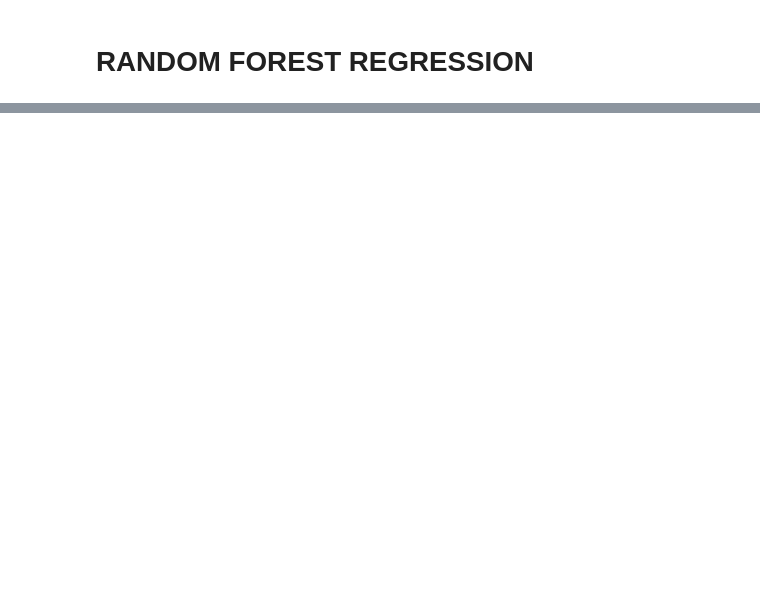
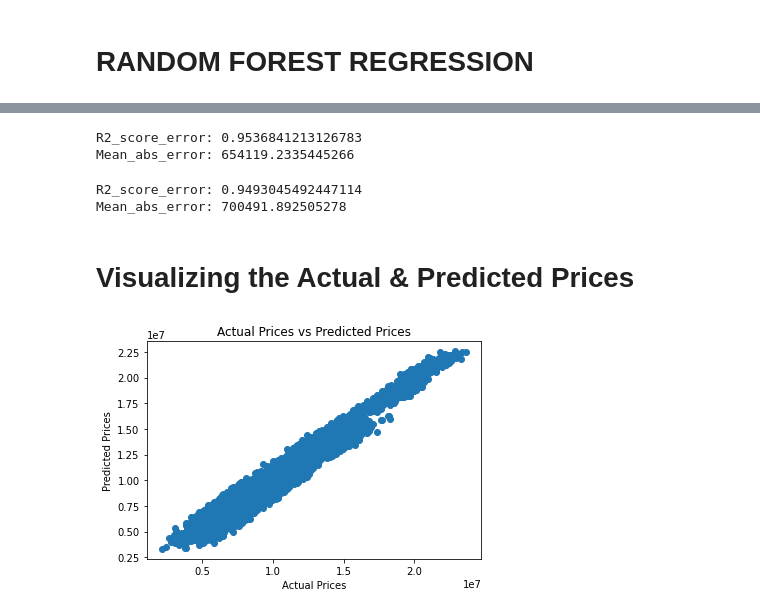
Before and after one commit to Vigneshwara3/CH-HPP, a Jupyter notebook: CH_House_Price_Prediction_Project.ipynb, the cells around one changed output, grey strips where cells are left out. Cells and saved outputs as stored; diff of their text form; code cells hidden in the pictures; blank space fills up the shorter version.

```diff
--- a/CH_House_Price_Prediction_Project.ipynb
+++ b/CH_House_Price_Prediction_Project.ipynb
@@ -410,7 +414,7 @@ data[['AREA','SALES_PRICE']].corr()
 | AREA | 1.000000 | 0.694194 |
 | SALES_PRICE | 0.694194 | 1.000000 |
 # %%
-x = data.iloc[:,[0,1,4,5,6,7,8,10,11,17,20,21,22]]
+x = data.iloc[:,[0,1,4,5,6,7,8,10,11,20,21,22]]
 y = data.iloc[:,[17]]
 # %%
 x.isnull().sum()
@@ -470,0 +486,4 @@ R2_SCORE: 0.9962135172505185
+# %%
+model=XGBRegressor()
+# %%
+model.fit(x_train,y_train)
@@ -470,0 +497,2 @@ R2_SCORE: 0.9962135172505185
+# %%
+Training_data_Pred=model.predict(x_train)
@@ -470,0 +507,6 @@ R2_SCORE: 0.9962135172505185
+# %%
+print('R2_score_error:', score_1)
+print('Mean_abs_error:', score_2)
+# %% [output]
+R2_score_error: 0.9536841213126783
+Mean_abs_error: 654119.2335445266
@@ -470,0 +518,16 @@ R2_SCORE: 0.9962135172505185
+# %%
+print('R2_score_error:', score_1)
+print('Mean_abs_error:', score_2)
+# %% [output]
+R2_score_error: 0.9493045492447114
+Mean_abs_error: 700491.892505278
+# %% [markdown]
+# **Visualizing the Actual & Predicted Prices**
+# %%
+plt.scatter(y_train,Training_data_Pred)
+plt.xlabel("Actual Prices")
+plt.ylabel("Predicted Prices")
+plt.title("Actual Prices vs Predicted Prices")
+plt.show()
+# %% [output]
+[figure, added]
```
Also changed, not shown: parts of 21 cells of this notebook.
